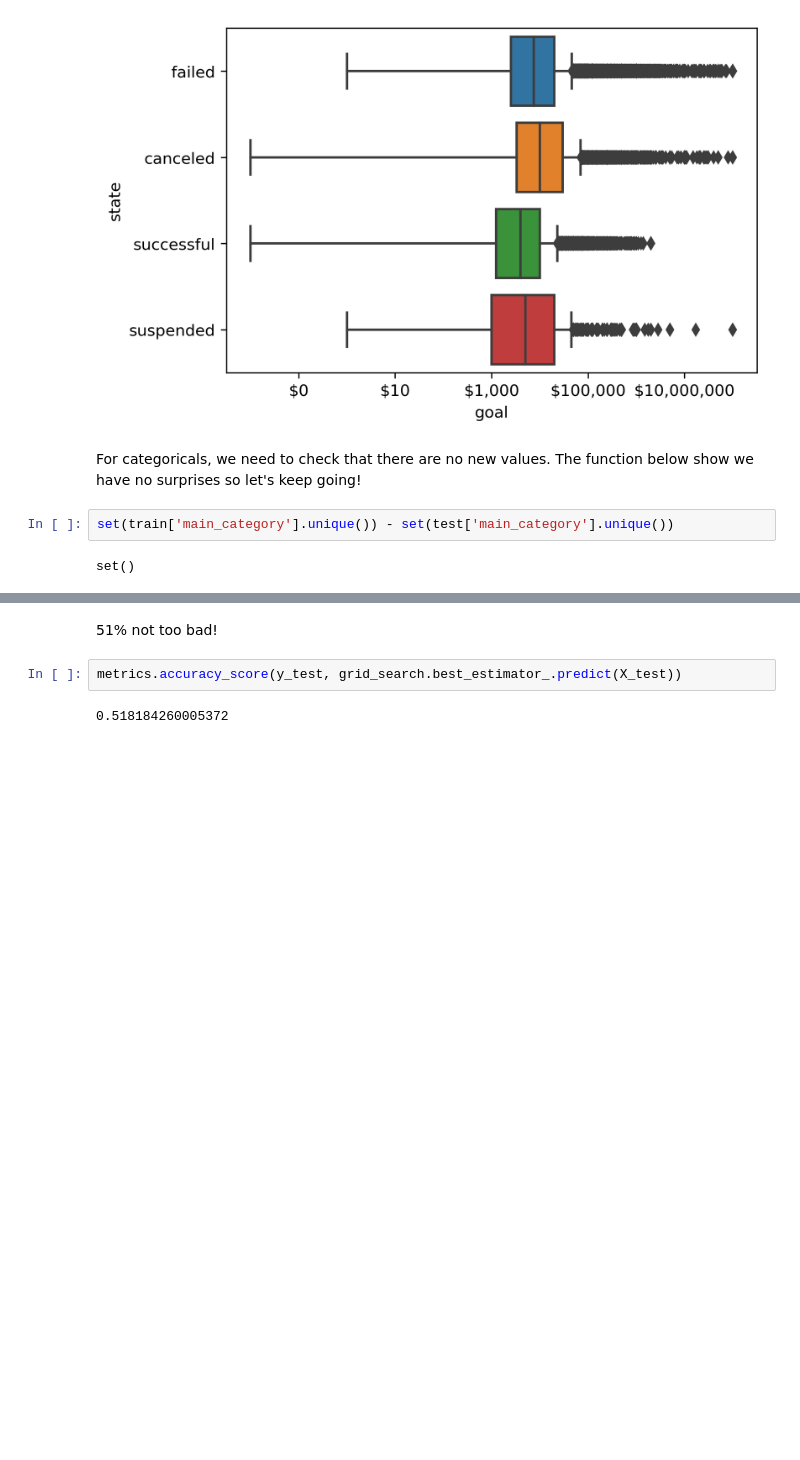
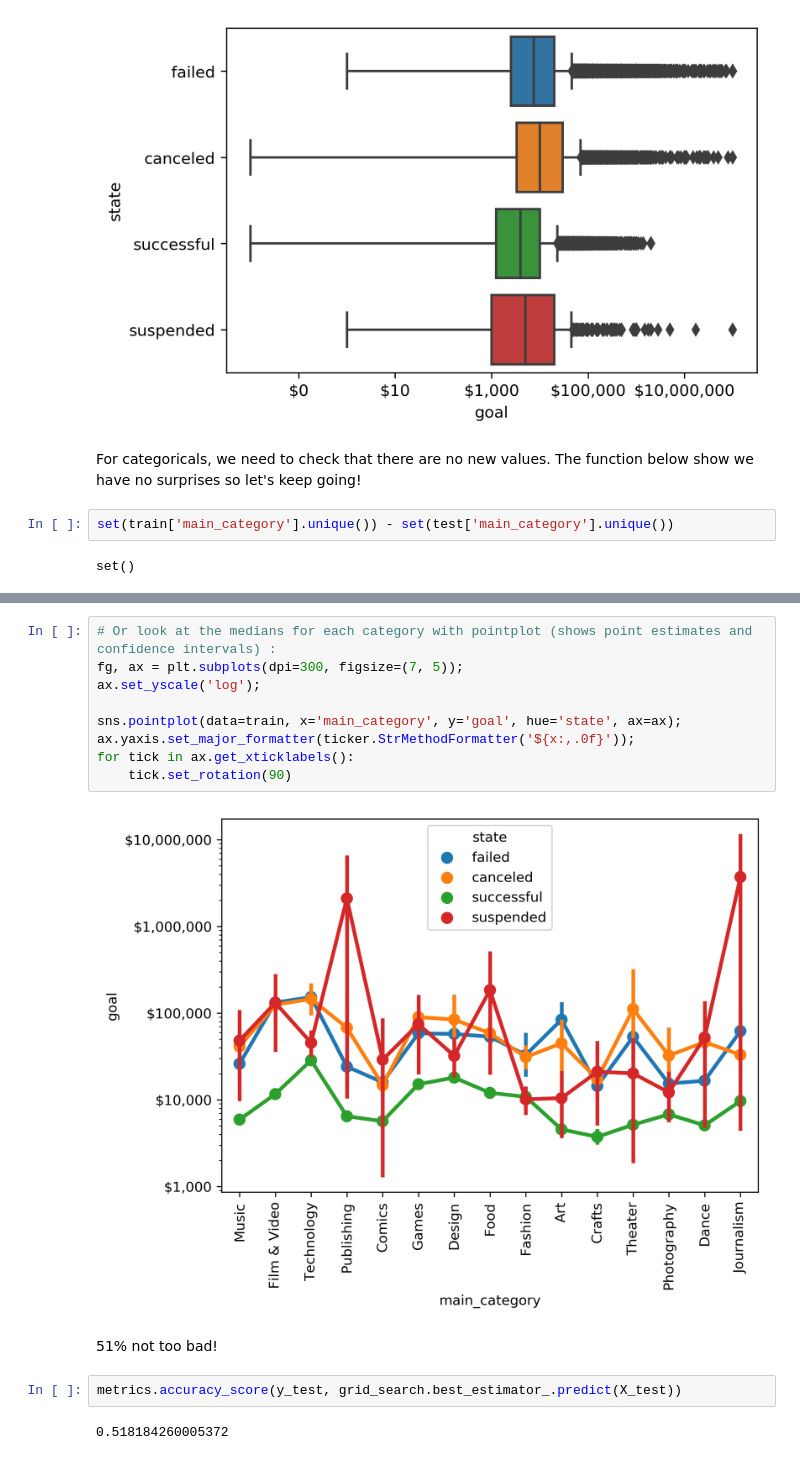
Before and after one commit to ShelyBhogal/data-science, a Jupyter notebook: 13-workshop1-classification/workshop.ipynb, the cells around one changed output, grey strips where cells are left out. Saved outputs shown, nothing was run; the diff lists cells and outputs as text; blank space fills up the shorter version.

```diff
--- a/13-workshop1-classification/workshop.ipynb
+++ b/13-workshop1-classification/workshop.ipynb
@@ -221,3 +218,14 @@ X_test['name_length'] = (X_test['name_length'] - X['name_length'].mean()) / X['n
+# %%
+# Or look at the medians for each category with pointplot (shows point estimates and confidence intervals) :
+fg, ax = plt.subplots(dpi=300, figsize=(7, 5));
+ax.set_yscale('log');
+
+sns.pointplot(data=train, x='main_category', y='goal', hue='state', ax=ax);
+ax.yaxis.set_major_formatter(ticker.StrMethodFormatter('${x:,.0f}'));
+for tick in ax.get_xticklabels():
+    tick.set_rotation(90)
+# %% [output]
+[figure, added]
 # %% [markdown]
 51% not too bad!
 # %%
```
Also changed, not shown: parts of 17 cells of this notebook.
